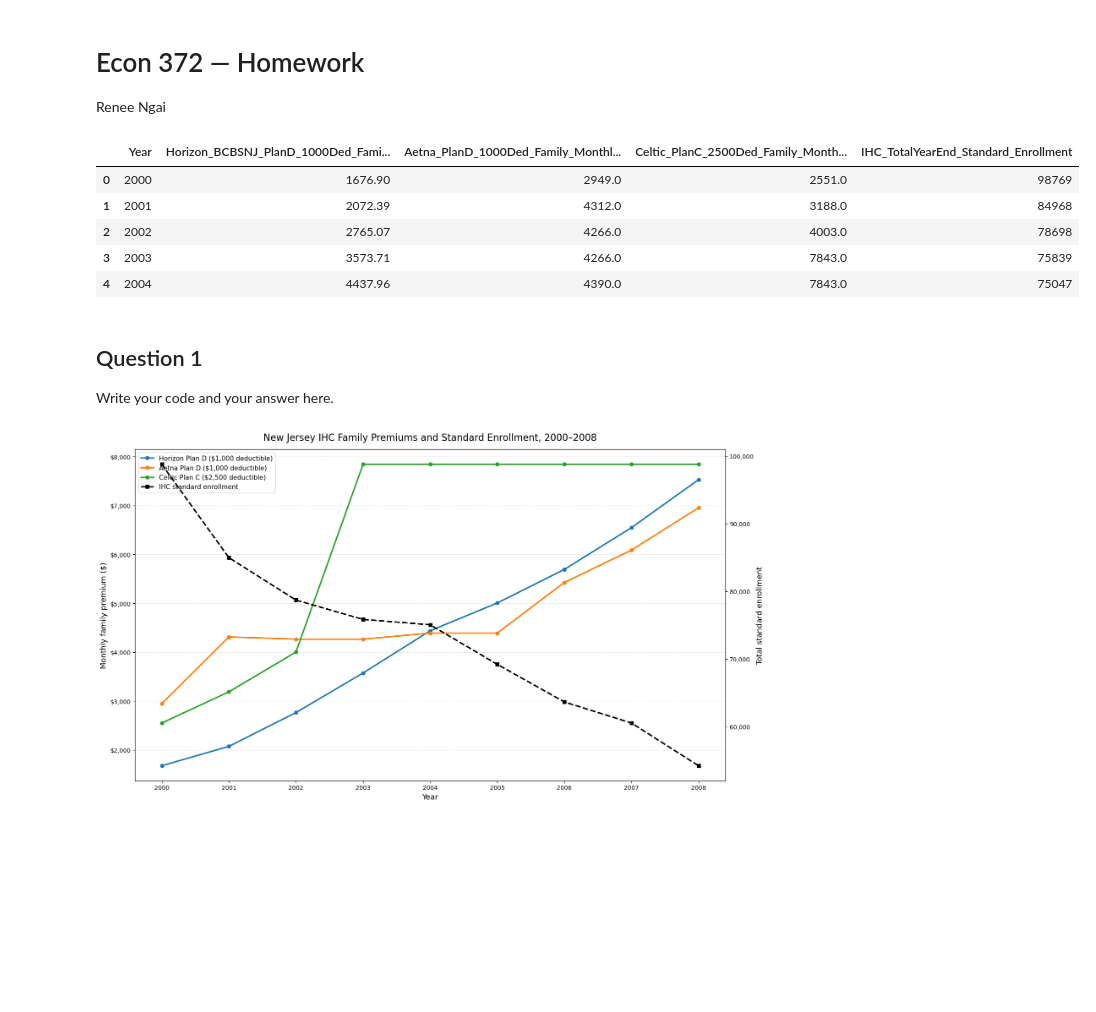
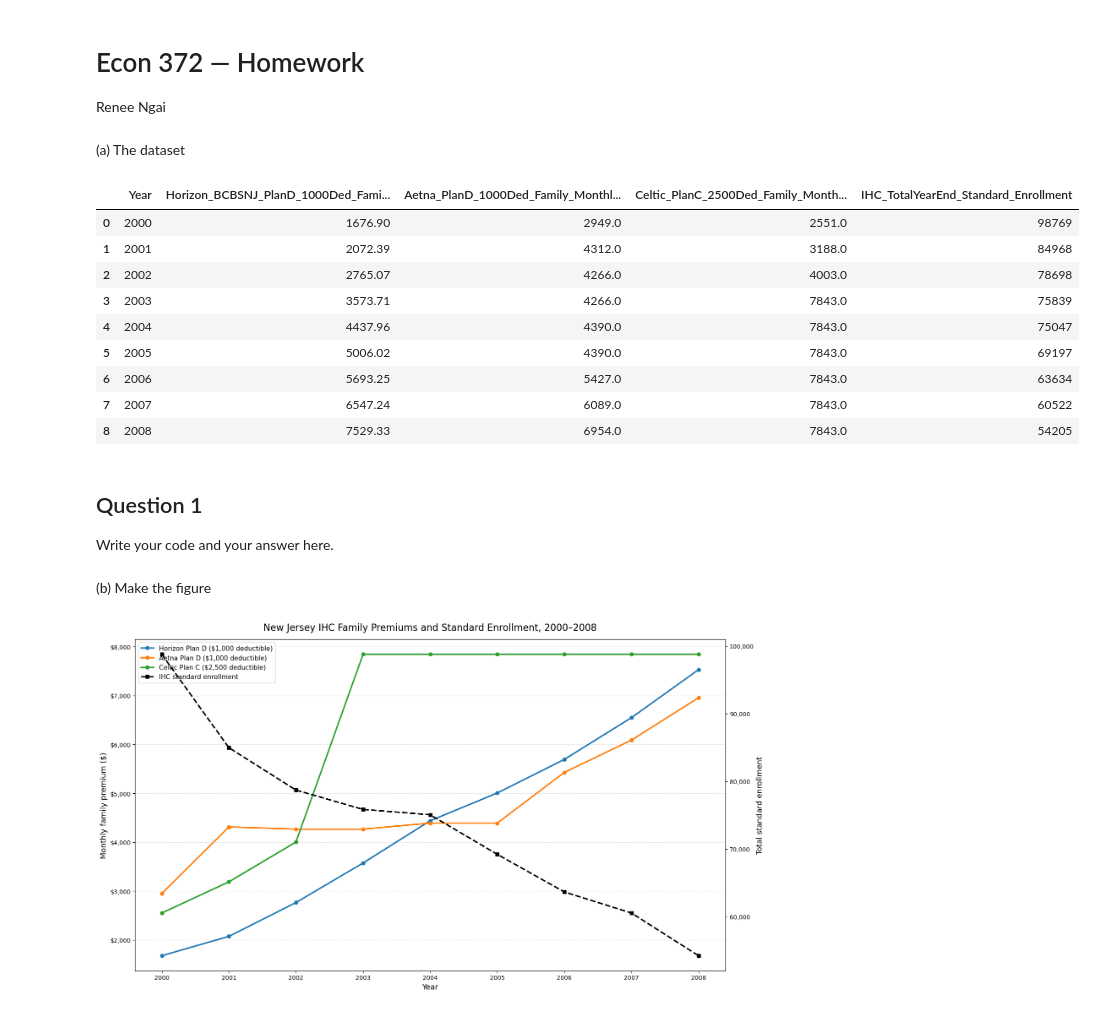
Before and after one commit to reneengai126/ECON372HW, a Jupyter notebook: codes/ECON372_HW_1_ReneeNgai.ipynb, the cells around one changed output. Cells and saved outputs as stored; diff of their text form; code cells hidden in the pictures; blank space fills up the shorter version.

```diff
--- a/codes/ECON372_HW_1_ReneeNgai.ipynb
+++ b/codes/ECON372_HW_1_ReneeNgai.ipynb
@@ -8,19 +8,27 @@ import numpy as np
 
 # The data lives in the data/ folder at the top of the repo. From this
 df = pd.read_csv(r"C:\Users\ngair\Downloads\nj_ihc_family_premiums_2000_2008.csv")
+# %% [markdown]
+(a) The dataset
 # %%
-df.head()
+df
 # %% [output]
 |  | Year | Horizon_BCBSNJ_PlanD_1000Ded_Fami... | Aetna_PlanD_1000Ded_Family_Monthl... | Celtic_PlanC_2500Ded_Family_Month... | IHC_TotalYearEnd_Standard_Enrollment |
 | 0 | 2000 | 1676.90 | 2949.0 | 2551.0 | 98769 |
 | 1 | 2001 | 2072.39 | 4312.0 | 3188.0 | 84968 |
 | 2 | 2002 | 2765.07 | 4266.0 | 4003.0 | 78698 |
 | 3 | 2003 | 3573.71 | 4266.0 | 7843.0 | 75839 |
 | 4 | 2004 | 4437.96 | 4390.0 | 7843.0 | 75047 |
+| 5 | 2005 | 5006.02 | 4390.0 | 7843.0 | 69197 |
+| 6 | 2006 | 5693.25 | 5427.0 | 7843.0 | 63634 |
+| 7 | 2007 | 6547.24 | 6089.0 | 7843.0 | 60522 |
+| 8 | 2008 | 7529.33 | 6954.0 | 7843.0 | 54205 |
 # %% [markdown]
 ## Question 1
 
 Write your code and your answer here.
+# %% [markdown]
+(b) Make the figure
 # %%
 import matplotlib.pyplot as plt
 from matplotlib.ticker import StrMethodFormatter, MaxNLocator
```
Also changed, not shown: parts of 3 cells of this notebook.
